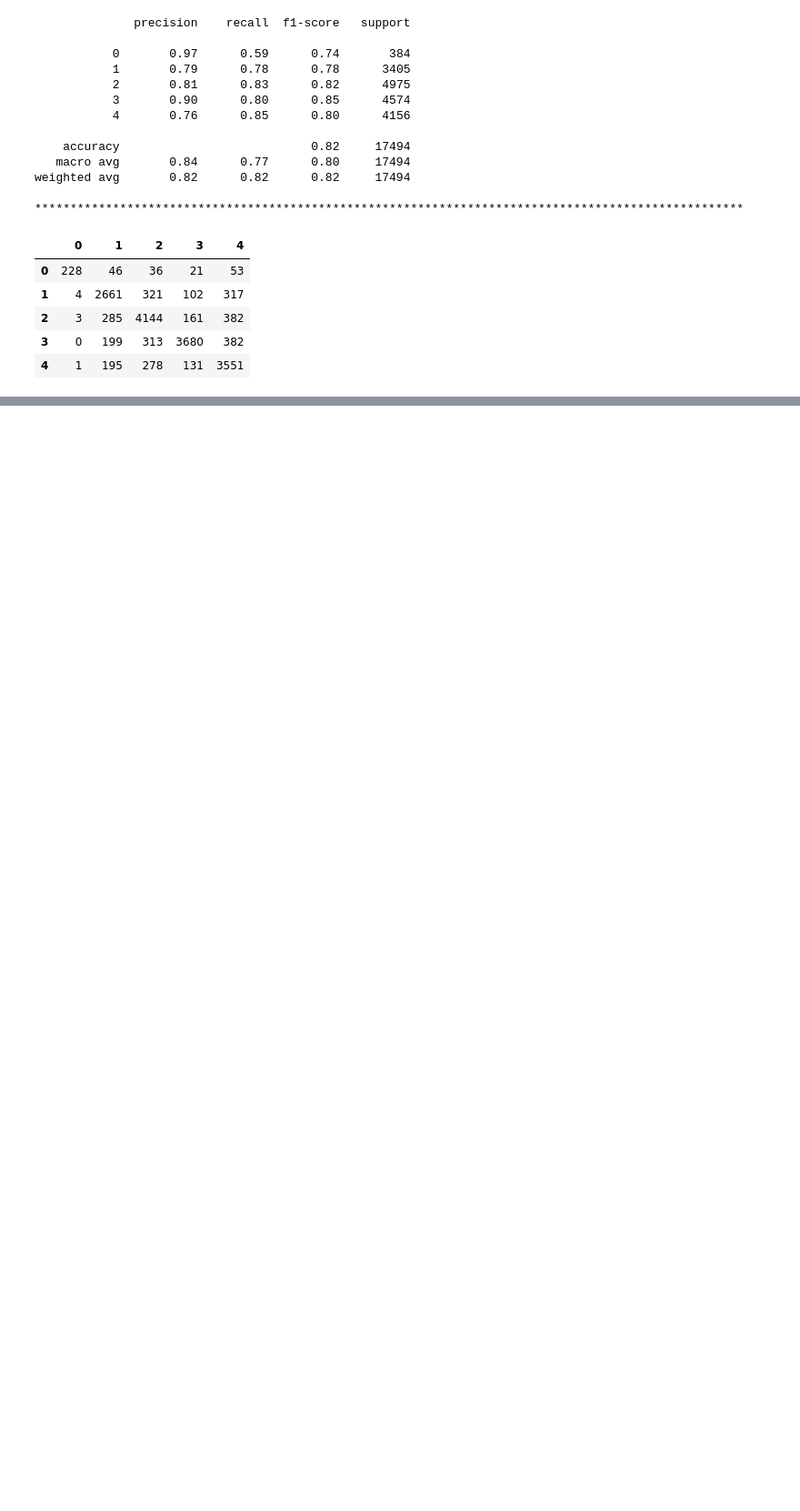
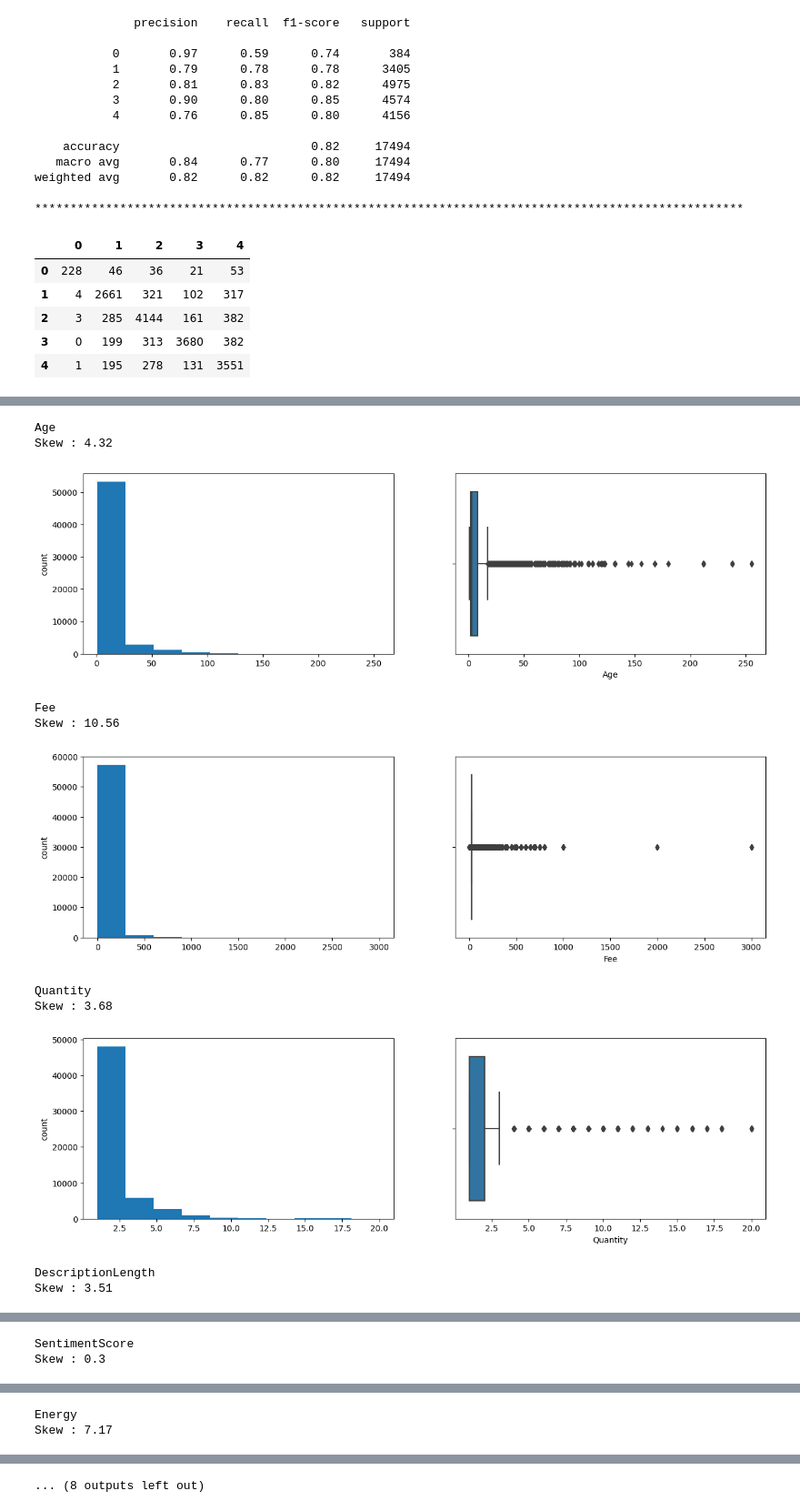
Before and after one commit to wyieborn/Pet-Finder-Adoption, a Jupyter notebook: eda_features_engineering_model_antonio/PetFinder_Analytics.ipynb, the cells around one changed output, grey strips where cells are left out. Shown at 91% size. Cells and saved outputs as stored; diff of their text form; code cells hidden in the pictures; blank space fills up the shorter version.

Commit message:
new features using data transformation
New features have created using data transformation

```diff
--- a/eda_features_engineering_model_antonio/PetFinder_Analytics.ipynb
+++ b/eda_features_engineering_model_antonio/PetFinder_Analytics.ipynb
@@ -712,0 +722,22 @@ weighted avg       0.82      0.82      0.82     17494
+# %%
+#Loading dataset for making new features
+
+#Prelimary data
+df_prey = pd.read_csv('preliminary_features.csv', header=0)
+
+#Image data
+df_imgs = pd.read_csv('image_features.csv', header=0)
+df_imgs = df_imgs[['PetID', 'Energy', 'Contrast', 'Correlation', 'Entropy', 'Mean', 'Std_Dev', 'num_checkpoints']]
+
+#Feature engineering on tabular data
+df_tabr = pd.read_csv('train_df_mahmood_features.csv')
+df_tabr = df_tabr[['PetID', 'num_breed', 'num_colors', 'Total_Vaccinations', 'Avg_Health_Score', 'Fur_Health_Interact', 'Fur_Health_Interact_Encoded', 'Overall_Health_Status', 'Overall_Health_Status_Encoded']]
+
+#Sentiment data
+df_sent = pd.read_csv('processed_train.csv', header=0)
+df_sent = df_sent[['PetID', 'polarity', 'subjectivity']]
+
+#Displaying first 5 rows
+df_petf = pd.merge(df_prey, df_sent, how="inner", on=["PetID"], copy=True)
+df_petf = pd.merge(df_petf, df_tabr, how="inner", on=["PetID"], copy=True)
+df_petf.describe().T
@@ -712,0 +764,28 @@ weighted avg       0.82      0.82      0.82     17494
+# %%
+#Collecting numerical features for Univariate Analysis
+numeric_cols = ['Age', 'Fee', 'Quantity', 'DescriptionLength',
+            'SentimentScore', 'Energy', 'Contrast', 'num_checkpoints', 'polarity', 'subjectivity']
+
+#Univariate Analysis
+for column in numeric_cols:
+    print(column)
+    print('Skew :', round(df_petf[column].skew(), 2))
+    plt.figure(figsize = (15, 4))
+    plt.subplot(1, 2, 1)
+    df_petf[column].hist(grid=False)
+    plt.ylabel('count')
+    plt.subplot(1, 2, 2)
+    sns.boxplot(x=df_petf[column])
+    plt.show()
+# %% [output]
+Age
+Skew : 4.32
+[figure, added]
+Fee
+Skew : 10.56
+[figure, added]
+Quantity
+Skew : 3.68
+[figure, added]
+DescriptionLength
+Skew : 3.51
@@ -712,0 +793,2 @@ weighted avg       0.82      0.82      0.82     17494
+SentimentScore
+Skew : 0.3
@@ -712,0 +796,2 @@ weighted avg       0.82      0.82      0.82     17494
+Energy
+Skew : 7.17
@@ -712,0 +799 @@ weighted avg       0.82      0.82      0.82     17494
+... (8 outputs left out)
```
Also changed, not shown: parts of 26 cells of this notebook, 1 other file.
